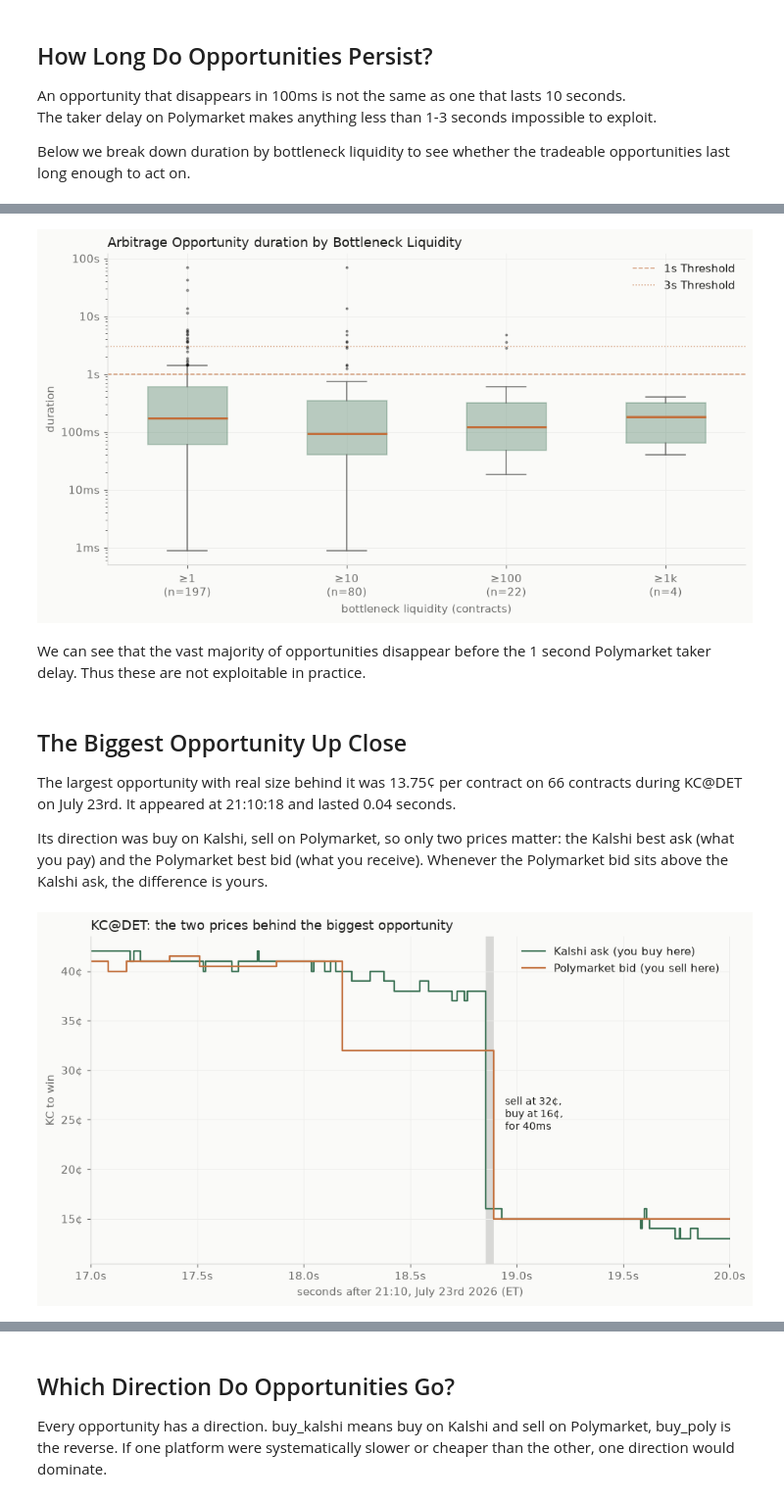
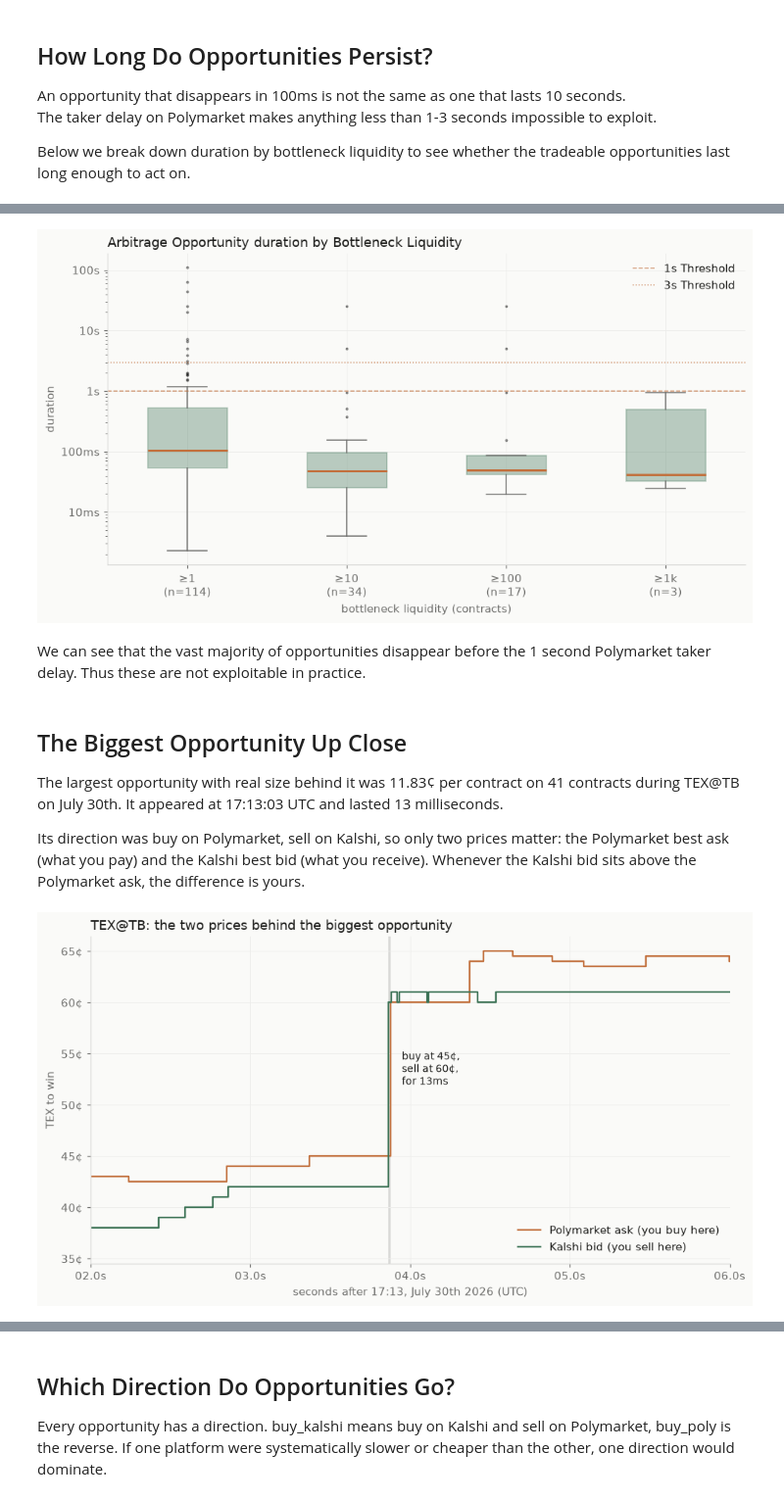
Before and after one commit to zhinit/prediction-market-analysis, a Jupyter notebook: analysis/cross_platform_arbitrage.ipynb, the cells around one changed output, grey strips where cells are left out. Shown at 98% size. Cells and saved outputs as stored; diff of their text form; code cells hidden in the pictures.

```diff
--- a/analysis/cross_platform_arbitrage.ipynb
+++ b/analysis/cross_platform_arbitrage.ipynb
@@ -186,7 +188,10 @@ Note
 # %% [markdown]
 ### Connect To DB
 # %%
-con = duckdb.connect(Path("../db/arb_orderbooks.db"), read_only=True)
+import os
+
+DB_PATH = Path(os.environ.get("ARB_DB", "../db/arb_orderbooks.db"))
+con = duckdb.connect(DB_PATH, read_only=True)
 # %% [markdown]
 ### Load Data
 # %%
@@ -503,58 +508,58 @@ ax.legend(frameon=False, loc="upper right")
 fig.tight_layout()
 plt.show()
 # %% [output]
-[figure, old version]
+[figure, new version]
 # %% [markdown]
 We can see that the vast majority of opportunities disappear before the 1 second Polymarket taker delay. Thus these are not exploitable in practice.
 # %% [markdown]
 ## The Biggest Opportunity Up Close
 
-The largest opportunity with real size behind it was 13.75¢ per contract on 66 contracts during KC@DET on July 23rd. It appeared at 21:10:18 and lasted 0.04 seconds.
+The largest opportunity with real size behind it was 11.83¢ per contract on 41 contracts during TEX@TB on July 30th. It appeared at 17:13:03 UTC and lasted 13 milliseconds.
 
-Its direction was buy on Kalshi, sell on Polymarket, so only two prices matter: the Kalshi best ask (what you pay) and the Polymarket best bid (what you receive). Whenever the Polymarket bid sits above the Kalshi ask, the difference is yours.
+Its direction was buy on Polymarket, sell on Kalshi, so only two prices matter: the Polymarket best ask (what you pay) and the Kalshi best bid (what you receive). Whenever the Kalshi bid sits above the Polymarket ask, the difference is yours.
 # %%
 import datetime as dt
 
 import matplotlib.dates as mdates
 
 window = con.sql("""
-    SELECT timestamp, k_ask, p_bid
+    SELECT timestamp, k_bid, p_ask
     FROM arb_states
-    WHERE game_key = 'KC@DET-2026-07-23'
-      AND timestamp BETWEEN TIMESTAMP '2026-07-23 21:10:16'
-                        AND TIMESTAMP '2026-07-23 21:10:21'
+    WHERE game_key = 'TEX@TB-2026-07-30'
+      AND timestamp BETWEEN TIMESTAMP '2026-07-30 17:13:01'
+                        AND TIMESTAMP '2026-07-30 17:13:07'
     ORDER BY timestamp
 """).pl()
 
-ep_start = dt.datetime(2026, 7, 23, 21, 10, 18, 853456)
-ep_end = dt.datetime(2026, 7, 23, 21, 10, 18, 893268)
+ep_start = dt.datetime(2026, 7, 30, 17, 13, 3, 865000)
+ep_end = dt.datetime(2026, 7, 30, 17, 13, 3, 878145)
 
 fig, ax = plt.subplots(figsize=(9, 5))
 
 t = window["timestamp"].to_list()
-ax.step(t, window["k_ask"], where="post", color=GREEN, lw=1.5,
-        label="Kalshi ask (you buy here)")
-ax.step(t, window["p_bid"], where="post", color=CLAY, lw=1.5,
-        label="Polymarket bid (you sell here)")
+ax.step(t, window["p_ask"], where="post", color=CLAY, lw=1.5,
+        label="Polymarket ask (you buy here)")
+ax.step(t, window["k_bid"], where="post", color=GREEN, lw=1.5,
+        label="Kalshi bid (you sell here)")
 
 ax.axvspan(ep_start, ep_end, color=INK, alpha=0.15, lw=0)
-ax.annotate("sell at 32¢,\nbuy at 16¢,\nfor 40ms", xy=(ep_end, 0.24),
+ax.annotate("buy at 45¢,\nsell at 60¢,\nfor 13ms", xy=(ep_end, 0.52),
             xytext=(10, 0), textcoords="offset points",
             fontsize=9, color=INK)
 
-ax.set_xlim(dt.datetime(2026, 7, 23, 21, 10, 17),
-            dt.datetime(2026, 7, 23, 21, 10, 20))
+ax.set_xlim(dt.datetime(2026, 7, 30, 17, 13, 2),
+            dt.datetime(2026, 7, 30, 17, 13, 6))
 ax.yaxis.set_major_formatter(
     mtick.FuncFormatter(lambda y, _: f"{y * 100:g}¢"))
 ax.xaxis.set_major_formatter(mtick.FuncFormatter(
     lambda x, _: mdates.num2date(x).strftime("%S.%f")[:4] + "s"))
-ax.set_ylabel("KC to win")
-ax.set_xlabel("seconds after 21:10, July 23rd 2026 (ET)")
-ax.set_title("KC@DET: the two prices behind the biggest opportunity", color=INK)
-ax.legend(frameon=False, loc="upper right")
+ax.set_ylabel("TEX to win")
+ax.set_xlabel("seconds after 17:13, July 30th 2026 (UTC)")
+ax.set_title("TEX@TB: the two prices behind the biggest opportunity", color=INK)
+ax.legend(frameon=False, loc="lower right")
 
 fig.tight_layout()
 plt.show()
 # %% [output]
-[figure, old version]
+[figure, new version]
 # %% [markdown]
```
Also changed, not shown: parts of 19 cells of this notebook, 1 other file.
